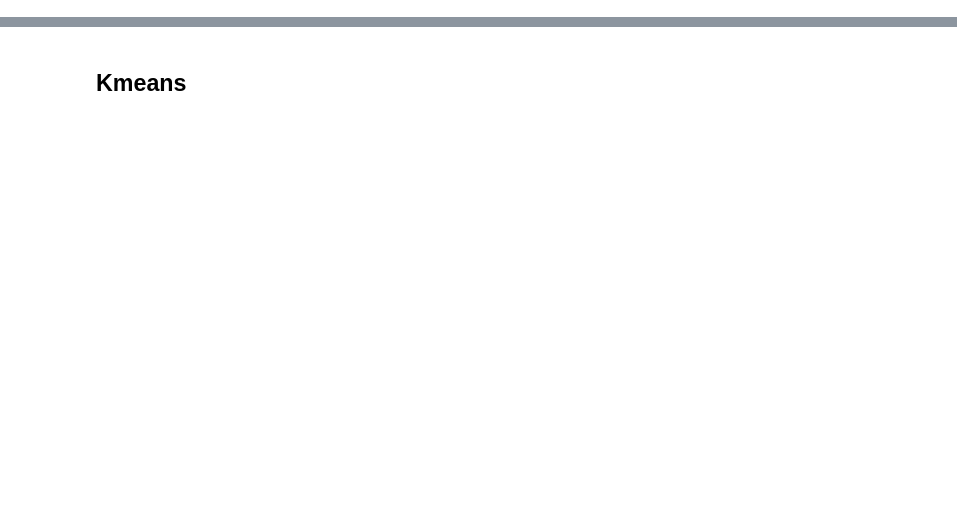
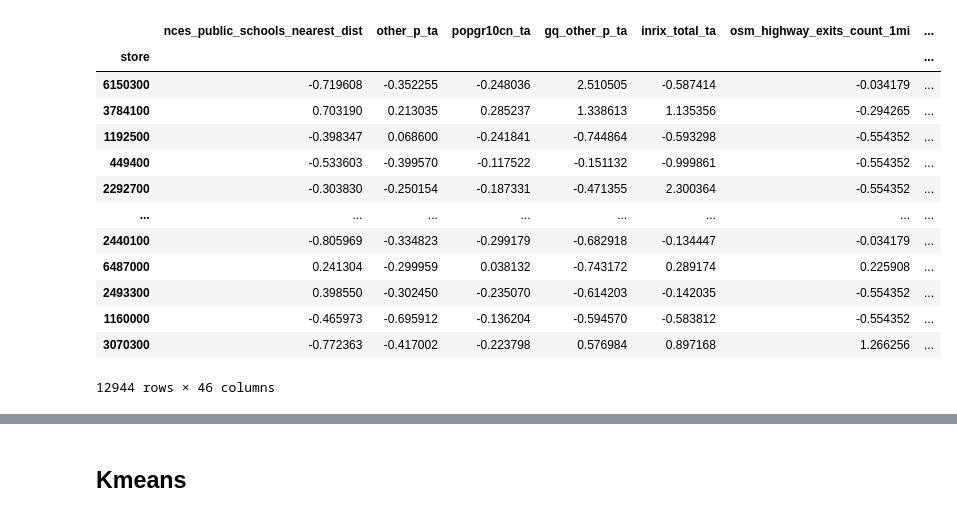
Before and after one commit to mozhao0331/Restaurant_Segmentation_Analysis, a Jupyter notebook: doc/subway/initial_model_sub.ipynb, the cells around one changed output, grey strips where cells are left out. Saved outputs shown, nothing was run; the diff lists cells and outputs as text; code cells hidden in the pictures; blank space fills up the shorter version.

```diff
--- a/doc/subway/initial_model_sub.ipynb
+++ b/doc/subway/initial_model_sub.ipynb
@@ -82,0 +26,3 @@ column_names.sort()
+# %%
+pca = PCA(n_components=37, whiten=True, random_state=42)
+pca.fit(train_df)
@@ -82,0 +31,6 @@ column_names.sort()
+# %%
+transformed_features = pd.DataFrame(
+    abs(pca.components_),
+    columns=train_df.columns.tolist(),
+    index=pca.get_feature_names_out(train_df.columns.tolist()))
+transformed_features.head()
@@ -82,0 +49,12 @@ column_names.sort()
+# %%
+W = abs(pca.components_)
+features = transformed_features.columns
+long_results = []
+for i in range(W.shape[0]):
+    array = W[i]
+    heavy_idx = np.where(array > 0.25)
+    long_results += list(features[heavy_idx])
+# %%
+count = pd.Series(long_results).value_counts()
+pca_features = count.index.tolist()
+count
@@ -82,0 +104,19 @@ column_names.sort()
+# %%
+reduced_train = train_df[pca_features]
+reduced_test = test_df[pca_features]
+reduced_train
+# %% [output]
+|  | nces_public_schools_nearest_dist | other_p_ta | popgr10cn_ta | gq_other_p_ta | inrix_total_ta | osm_highway_exits_count_1mi | ... |
+| store |  |  |  |  |  |  | ... |
+| 6150300 | -0.719608 | -0.352255 | -0.248036 | 2.510505 | -0.587414 | -0.034179 | ... |
+| 3784100 | 0.703190 | 0.213035 | 0.285237 | 1.338613 | 1.135356 | -0.294265 | ... |
+| 1192500 | -0.398347 | 0.068600 | -0.241841 | -0.744864 | -0.593298 | -0.554352 | ... |
+| 449400 | -0.533603 | -0.399570 | -0.117522 | -0.151132 | -0.999861 | -0.554352 | ... |
+| 2292700 | -0.303830 | -0.250154 | -0.187331 | -0.471355 | 2.300364 | -0.554352 | ... |
+| ... | ... | ... | ... | ... | ... | ... | ... |
+| 2440100 | -0.805969 | -0.334823 | -0.299179 | -0.682918 | -0.134447 | -0.034179 | ... |
+| 6487000 | 0.241304 | -0.299959 | 0.038132 | -0.743172 | 0.289174 | 0.225908 | ... |
+| 2493300 | 0.398550 | -0.302450 | -0.235070 | -0.614203 | -0.142035 | -0.554352 | ... |
+| 1160000 | -0.465973 | -0.695912 | -0.136204 | -0.594570 | -0.583812 | -0.554352 | ... |
+| 3070300 | -0.772363 | -0.417002 | -0.223798 | 0.576984 | 0.897168 | 1.266256 | ... |
+12944 rows × 46 columns
```
Also changed, not shown: parts of 68 cells of this notebook.
